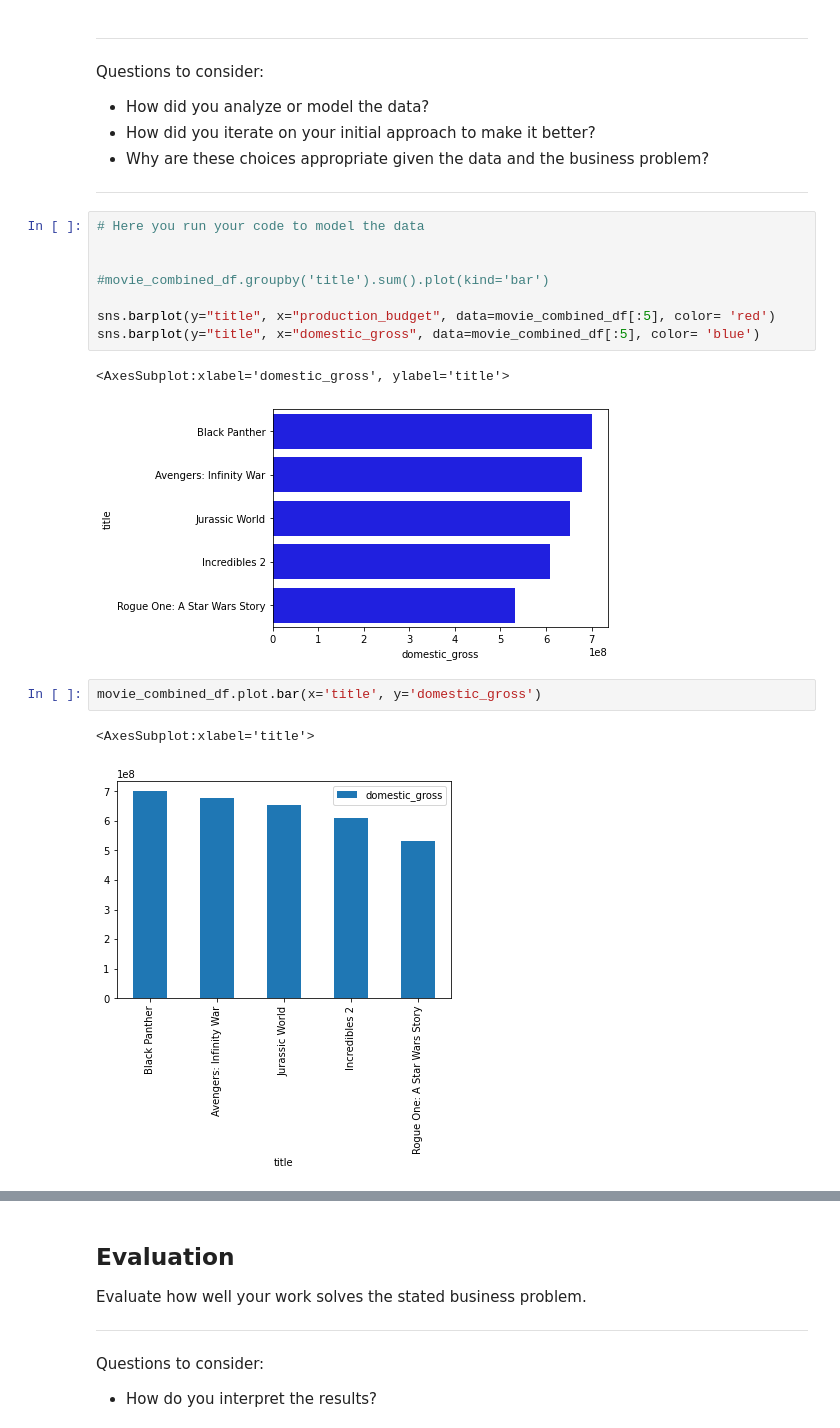
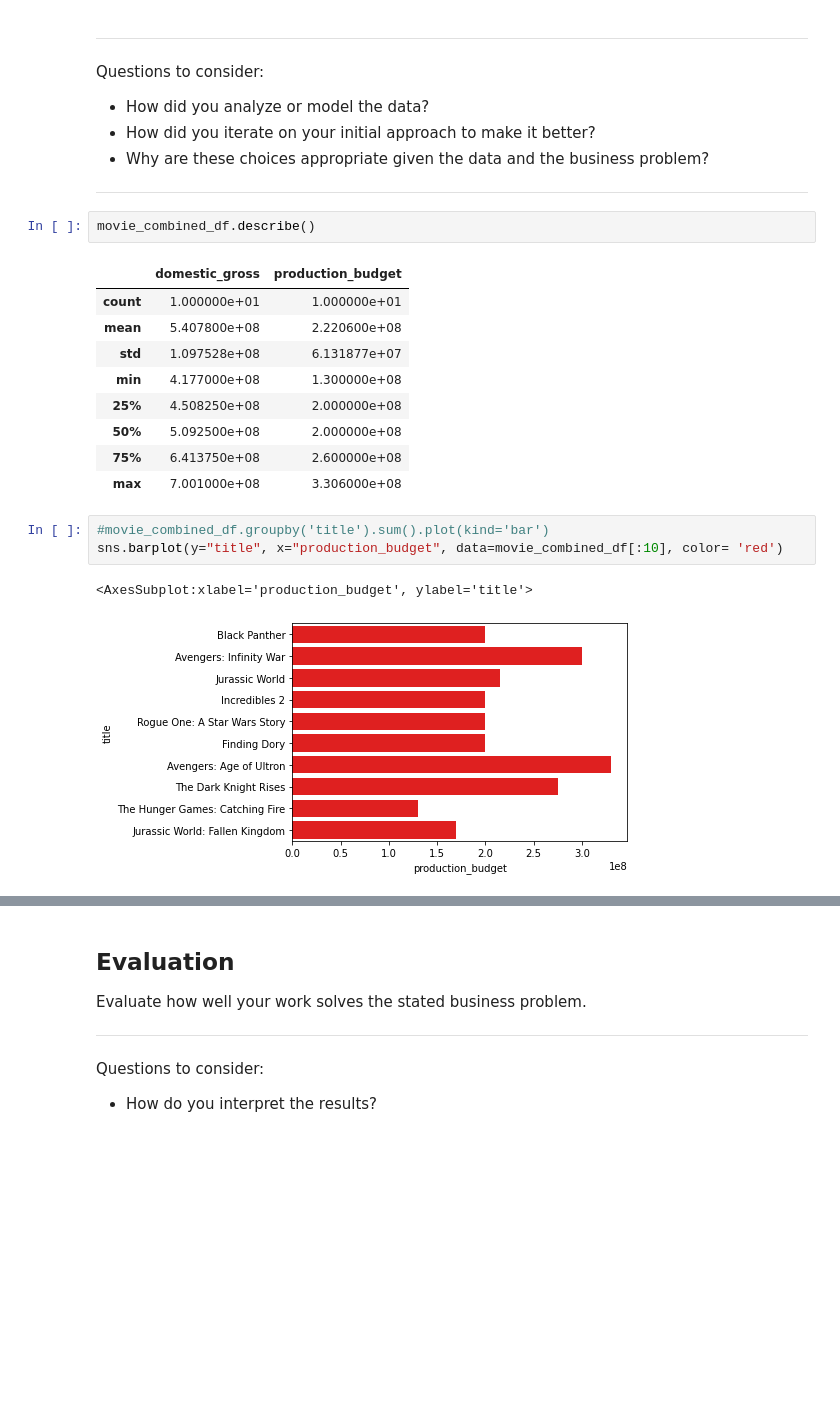
Before and after one commit to ashakeri92/dsc-phase-1-project-v2-3, a Jupyter notebook: analysis.ipynb, the cells around one changed output, grey strips where cells are left out. Drawn from its saved outputs; the diff is of its cells as text; blank space fills up the shorter version.

Commit message:
built models

```diff
--- a/analysis.ipynb
+++ b/analysis.ipynb
@@ -277,19 +293,21 @@ Questions to consider:
 * How did you iterate on your initial approach to make it better?
 * Why are these choices appropriate given the data and the business problem?
 ***
+# %%
+movie_combined_df.describe()
+# %% [output]
+|  | domestic_gross | production_budget |
+| count | 1.000000e+01 | 1.000000e+01 |
+| mean | 5.407800e+08 | 2.220600e+08 |
+| std | 1.097528e+08 | 6.131877e+07 |
+| min | 4.177000e+08 | 1.300000e+08 |
+| 25% | 4.508250e+08 | 2.000000e+08 |
+| 50% | 5.092500e+08 | 2.000000e+08 |
+| 75% | 6.413750e+08 | 2.600000e+08 |
+| max | 7.001000e+08 | 3.306000e+08 |
 # %%
-# Here you run your code to model the data
-
-
 #movie_combined_df.groupby('title').sum().plot(kind='bar')
-
-sns.barplot(y="title", x="production_budget", data=movie_combined_df[:5], color= 'red')
-sns.barplot(y="title", x="domestic_gross", data=movie_combined_df[:5], color= 'blue')
+sns.barplot(y="title", x="production_budget", data=movie_combined_df[:10], color= 'red')
 # %% [output]
-<AxesSubplot:xlabel='domestic_gross', ylabel='title'>
+<AxesSubplot:xlabel='production_budget', ylabel='title'>
-[figure, old version]
+[figure, new version]
-# %%
-movie_combined_df.plot.bar(x='title', y='domestic_gross')
-# %% [output]
-<AxesSubplot:xlabel='title'>
-[figure, removed]
```
Also changed, not shown: parts of 7 cells of this notebook.
